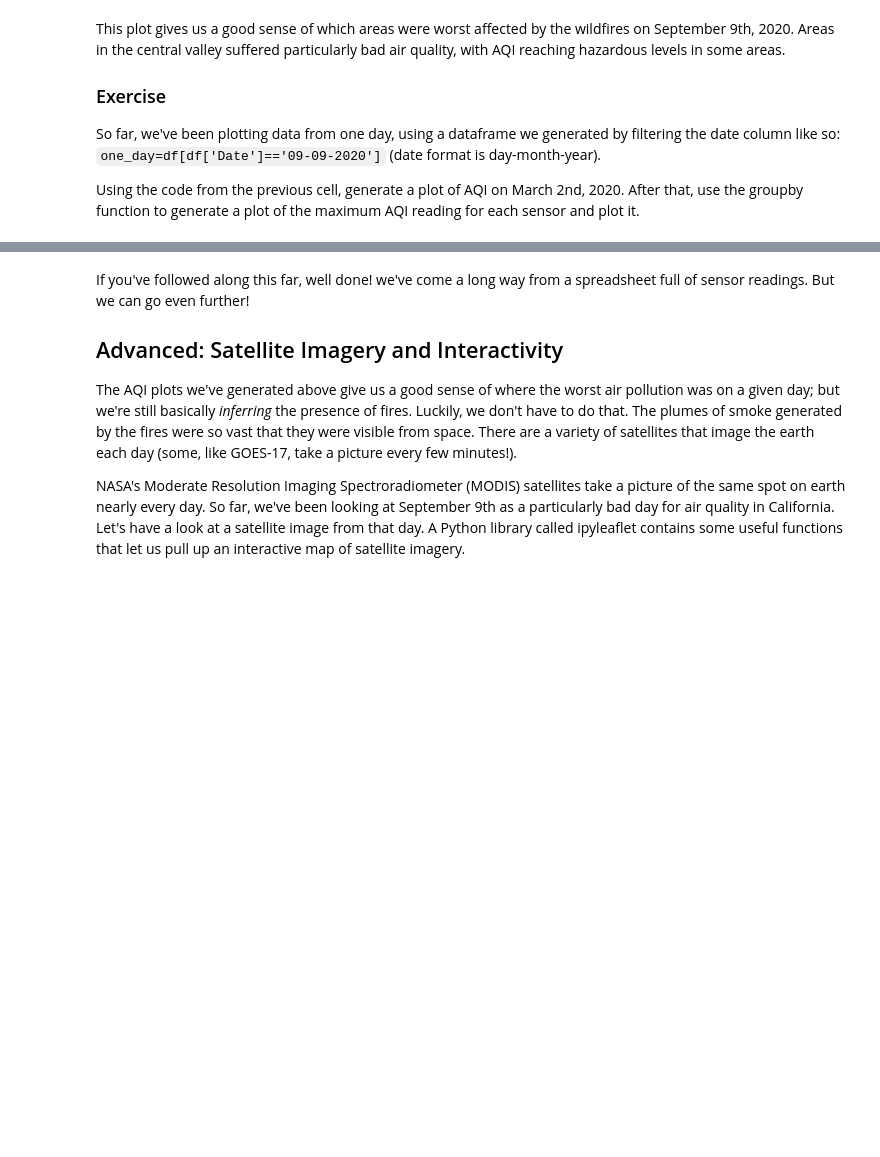
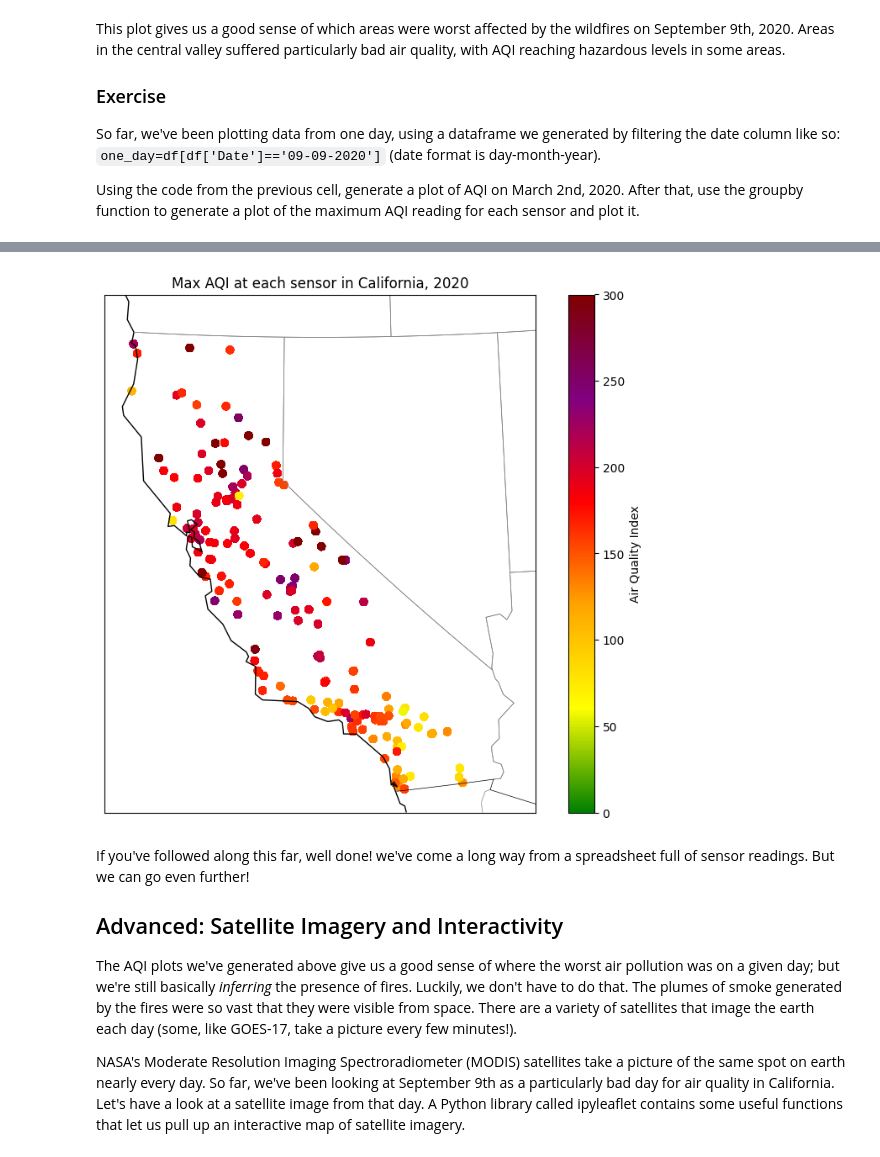
Before and after one commit to annagooding/QM2-2024, a Jupyter notebook: notebooks/W03. Spatial Data.ipynb, the cells around one changed output, grey strips where cells are left out. Cells and saved outputs as stored; diff of their text form; code cells hidden in the pictures; blank space fills up the shorter version.

```diff
--- a/notebooks/W03. Spatial Data.ipynb
+++ b/notebooks/W03. Spatial Data.ipynb
@@ -429,3 +452,33 @@ Using the code from the previous cell, generate a plot of AQI on March 2nd, 2020
+# %%
+#plot the maximum AQI reading for each sensor
+
+counties_max=df.groupby(['Site ID'])['AQI'].max().reset_index()
+counties_max_plot = pd.merge(counties_max, df[['Site ID', 'latitude', 'longitude']], on='Site ID')
+
+
+one_day = counties_max_plot
+map = Basemap(projection='lcc', resolution='l',
+            lat_0=37.5, lon_0=-119,
+            width=1E6, height=1.2E6)
+
+map.drawcoastlines(color='black')
+map.drawcountries(color='black')
+map.drawstates(color='gray')
+
+map.scatter(
+      one_day['longitude'],
+      one_day['latitude'],
+      latlon=True,
+      c=one_day['AQI'], # We're adding that
+      cmap=aqi_colors,
+      vmin=0,
+      vmax=300)
+
+
+plt.title('Max AQI at each sensor in California, 2020')
+plt.colorbar(label='Air Quality Index');
+# %% [output]
+[figure, added]
 # %% [markdown]
 If you've followed along this far, well done! we've come a long way from a spreadsheet full of sensor readings. But we can go even further!
 
```
Also changed, not shown: parts of 6 cells of this notebook.
